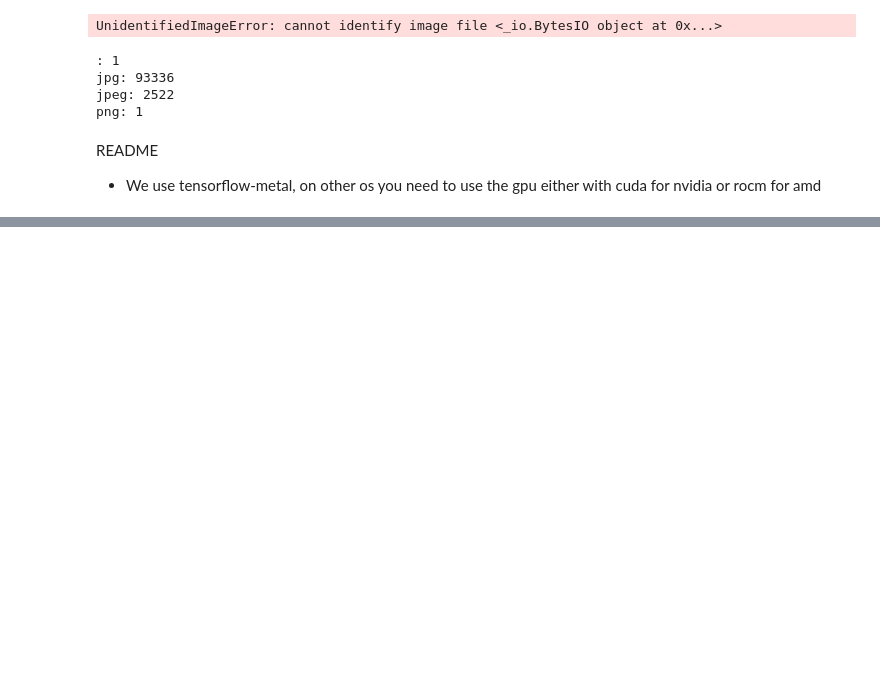
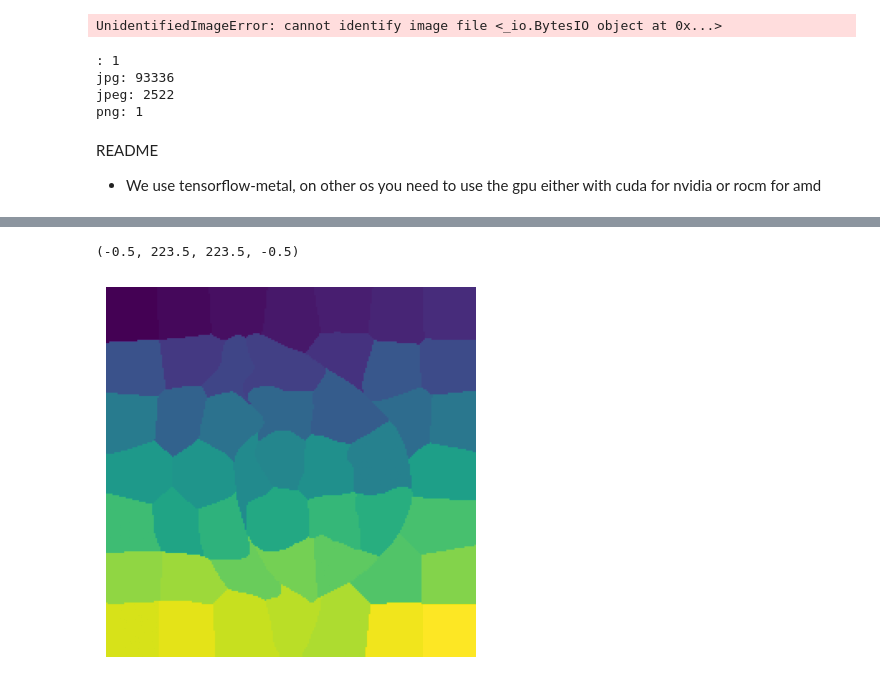
Before and after one commit to forster-j/AgronomiCare, a Jupyter notebook: notebooks/johannes.ipynb, the cells around one changed output, grey strips where cells are left out. Saved outputs shown, nothing was run; the diff lists cells and outputs as text; code cells hidden in the pictures; blank space fills up the shorter version.

```diff
--- a/notebooks/johannes.ipynb
+++ b/notebooks/johannes.ipynb
@@ -98,0 +443,17 @@ README
+# %%
+# Slice the image to make it faster to process
+
+import numpy as np
+
+# Convert the Image object to a numpy array
+img_array = np.array(img)
+
+# Apply SLIC algorithm on the numpy array
+segments_slic = slic(img_array, n_segments=50, compactness=30, sigma=3)
+
+# Display the result
+plt.imshow(segments_slic)
+plt.axis('off')
+# %% [output]
+(-0.5, 223.5, 223.5, -0.5)
+[figure, added]
```
Also changed, not shown: parts of 40 cells of this notebook, 1 other file.
